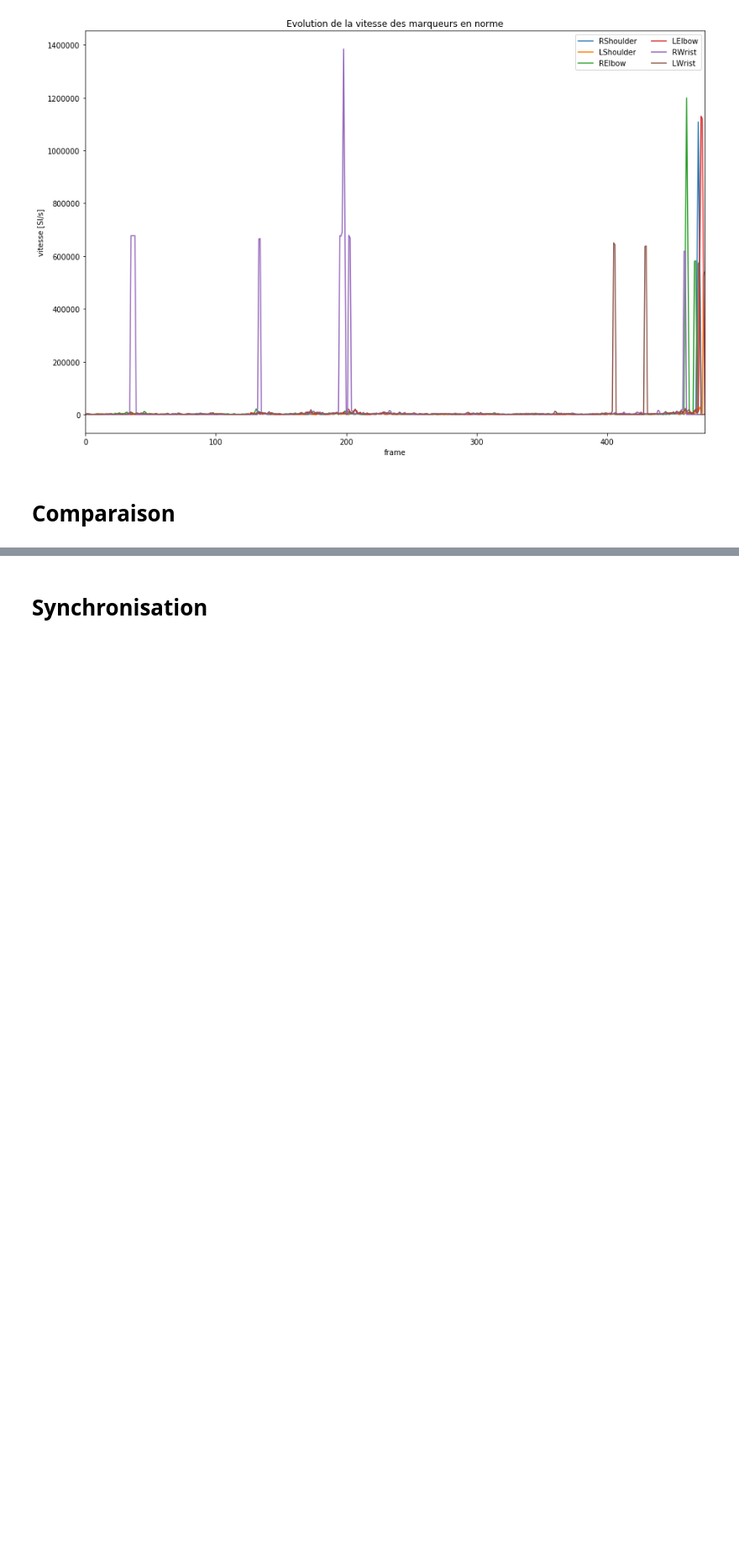
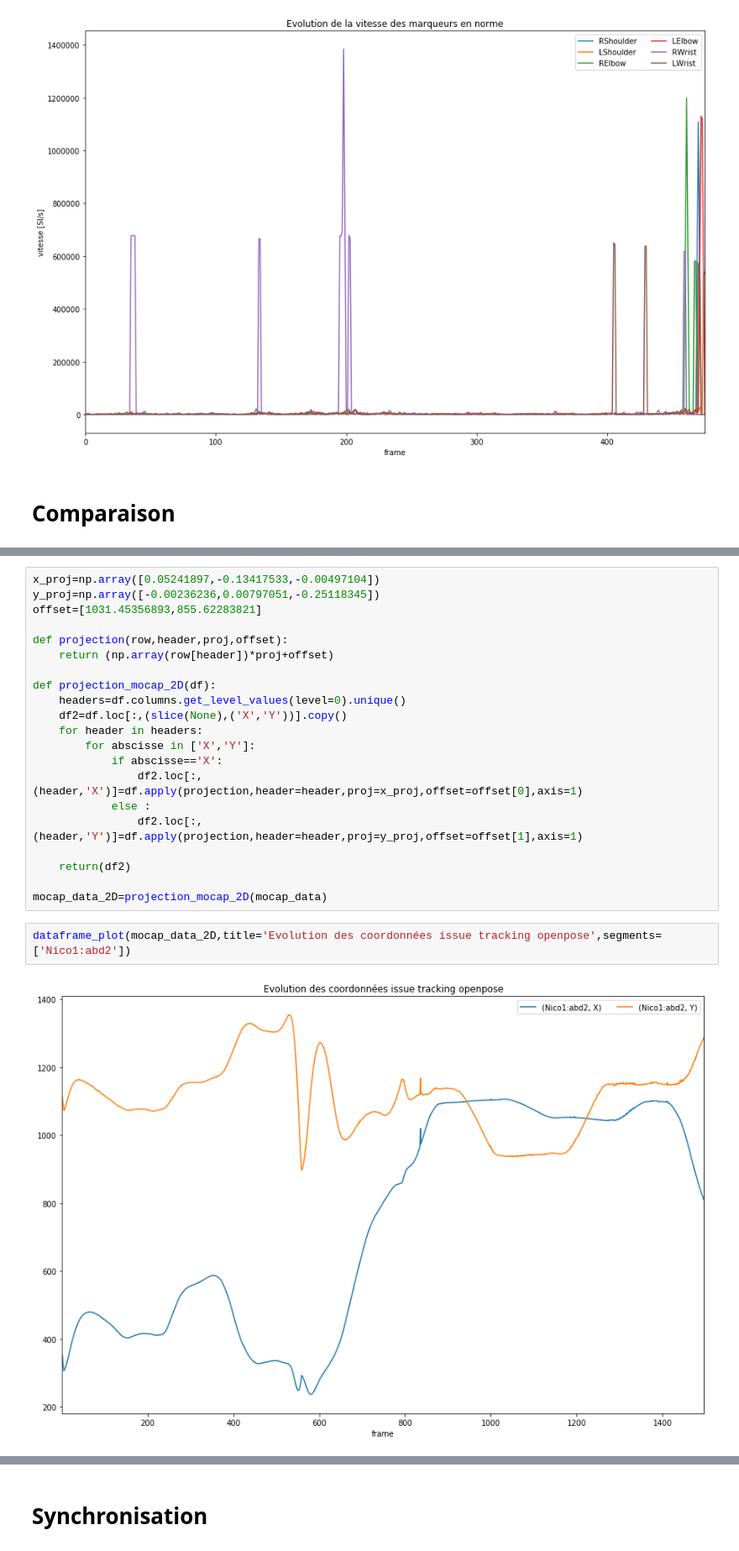
Before and after one commit to AmigoCap/MultiAcqui, a Jupyter notebook: 211019_NicoGabin_carre/01-Comparaison_Mocap_OpenPose_Square.ipynb, the cells around one changed output, grey strips where cells are left out. Shown at 84% size. Drawn from its saved outputs; the diff is of its cells as text; blank space fills up the shorter version.

Commit message:
projection 2D

```diff
--- a/211019_NicoGabin_carre/01-Comparaison_Mocap_OpenPose_Square.ipynb
+++ b/211019_NicoGabin_carre/01-Comparaison_Mocap_OpenPose_Square.ipynb
@@ -415,0 +438,25 @@ Tracer différence entre Mocap et tracking en fonction de confiance
+# %%
+x_proj=np.array([0.05241897,-0.13417533,-0.00497104])
+y_proj=np.array([-0.00236236,0.00797051,-0.25118345])
+offset=[1031.45356893,855.62283821]
+
+def projection(row,header,proj,offset):
+    return (np.array(row[header])*proj+offset)
+
+def projection_mocap_2D(df):
+    headers=df.columns.get_level_values(level=0).unique()
+    df2=df.loc[:,(slice(None),('X','Y'))].copy()
+    for header in headers:
+        for abscisse in ['X','Y']:
+            if abscisse=='X':
+                df2.loc[:,(header,'X')]=df.apply(projection,header=header,proj=x_proj,offset=offset[0],axis=1)
+            else :
+                df2.loc[:,(header,'Y')]=df.apply(projection,header=header,proj=y_proj,offset=offset[1],axis=1)
+
+    return(df2)
+
+mocap_data_2D=projection_mocap_2D(mocap_data)
+# %%
+dataframe_plot(mocap_data_2D,title='Evolution des coordonnées issue tracking openpose',segments=['Nico1:abd2'])
+# %% [output]
+[figure, added]
```
Also changed, not shown: parts of 10 cells of this notebook.
